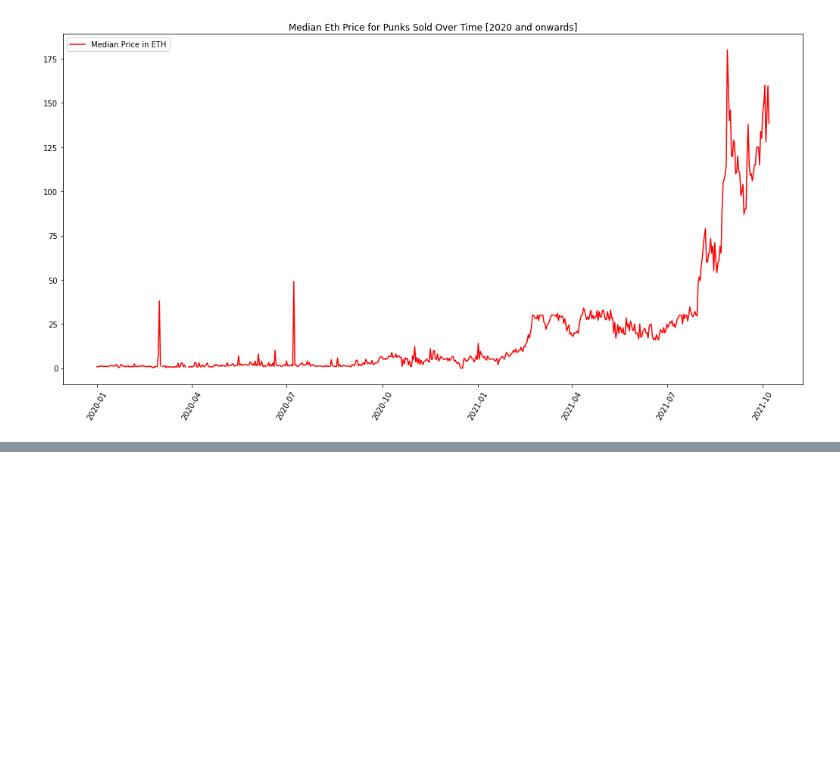
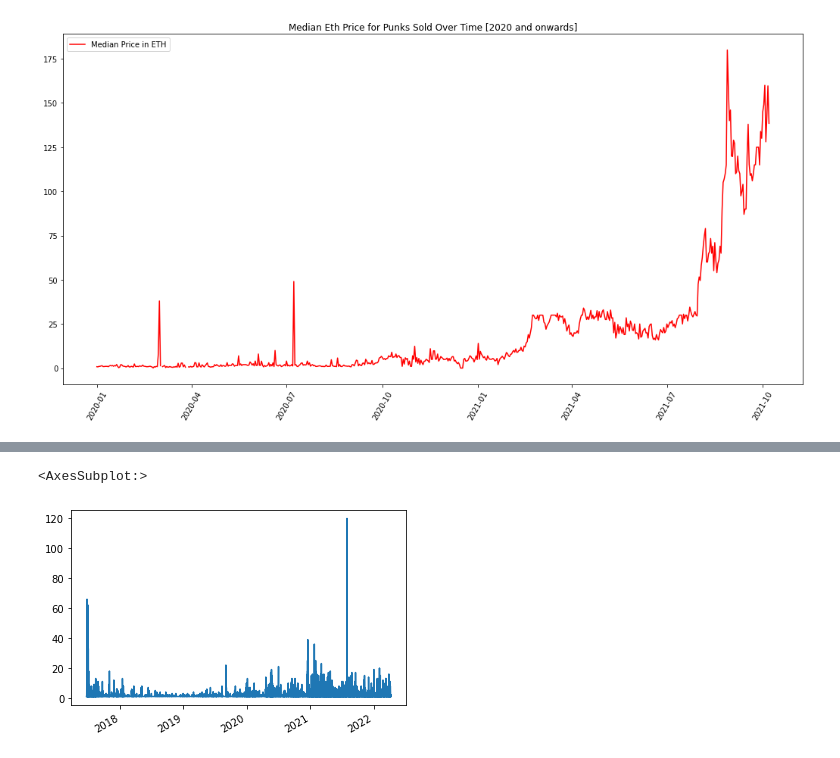
Before and after one commit to Santiago-Pedemonte/Masterworks-RA-CaseStudy, a Jupyter notebook: test_notebooks/draft.ipynb, the cells around one changed output, grey strips where cells are left out. Saved outputs shown, nothing was run; the diff lists cells and outputs as text; code cells hidden in the pictures; blank space fills up the shorter version.

```diff
--- a/test_notebooks/draft.ipynb
+++ b/test_notebooks/draft.ipynb
@@ -323,0 +325,5 @@ fig.show() # For more visualizations, please refer to the dashboard.
+# %%
+transactions_df.index.value_counts().plot()
+# %% [output]
+<AxesSubplot:>
+[figure, added]
```
Also changed, not shown: parts of 4 cells of this notebook, 1 other file.
